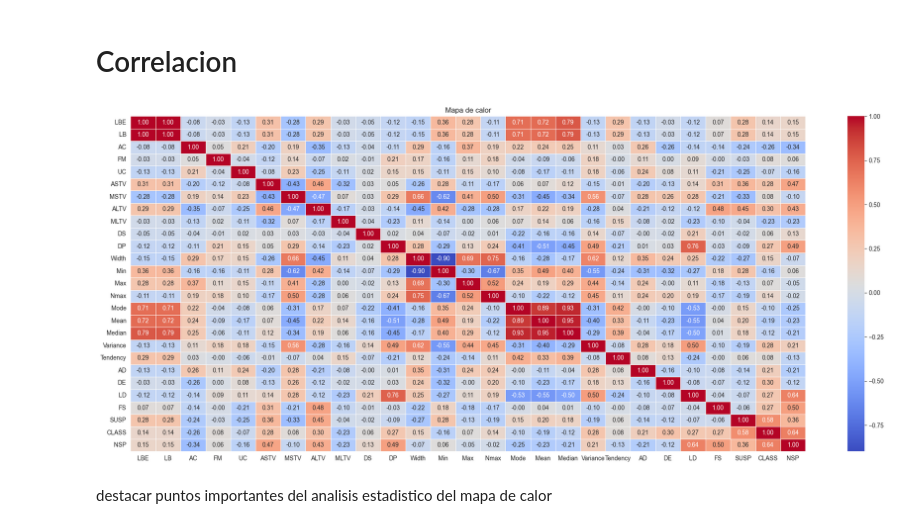
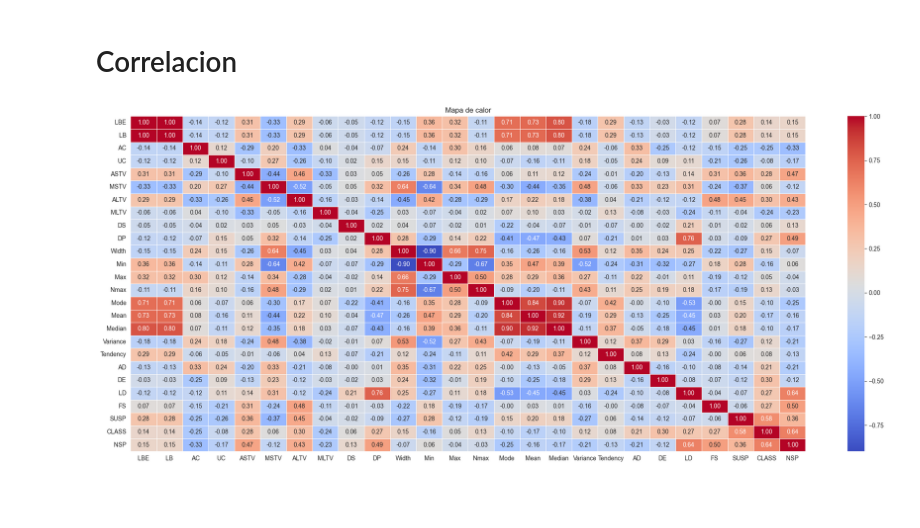
Before and after one commit to Rhydrus/Actividad_Grupal, a Jupyter notebook: Practica 5.ipynb, the cells around one changed output. Cells and saved outputs as stored; diff of their text form; code cells hidden in the pictures; blank space fills up the shorter version.

```diff
--- a/Practica 5.ipynb
+++ b/Practica 5.ipynb
@@ -208,3 +170,0 @@ crear_histogram(data)
-# %%
-categorical = ['NSP','CLASS','Tendency','SUSP']
-data[categorical] = data[categorical].astype(str)
@@ -230,0 +173,5 @@ destacar puntos importantes del analisis estadistico de las variables categorica
+# %%
+Columnas_numericas = ['LBE','LB','AC','UC','ASTV','MSTV','MLTV','Width','Min','Max','Nmax','Mean','Median','Variance']
+outlierdata = data.copy()
+# %%
+data_filtered = otliers(outlierdata,Columnas_numericas)
@@ -230,0 +216,4 @@ destacar puntos importantes del analisis estadistico de las variables categorica
+# %%
+Columnas_Categoricas = ['Tendency','AD','DE','LD','FS','SUSP','CLASS','NSP']
+data_filtered[Columnas_Categoricas] = data_filtered[Columnas_Categoricas].astype(str)
+histogram_all(data_filtered[Columnas_Categoricas])
@@ -231,12 +222,10 @@ destacar puntos importantes del analisis estadistico de las variables categorica
 # %% [markdown]
 # Correlacion
 # %%
-correlacion = data.corr()
+correlacion = data_filtered.corr()
 plt.figure(figsize=(25,10))
 sns.heatmap(correlacion, annot=True, cmap='coolwarm', fmt= '.2f',linewidths=.5)
 plt.title('Mapa de calor')
 plt.show()
 # %% [output]
-[figure, old version]
+[figure, new version]
-# %% [markdown]
-destacar puntos importantes del analisis estadistico del mapa de calor
```
Also changed, not shown: parts of 24 cells of this notebook, 2 other files.
